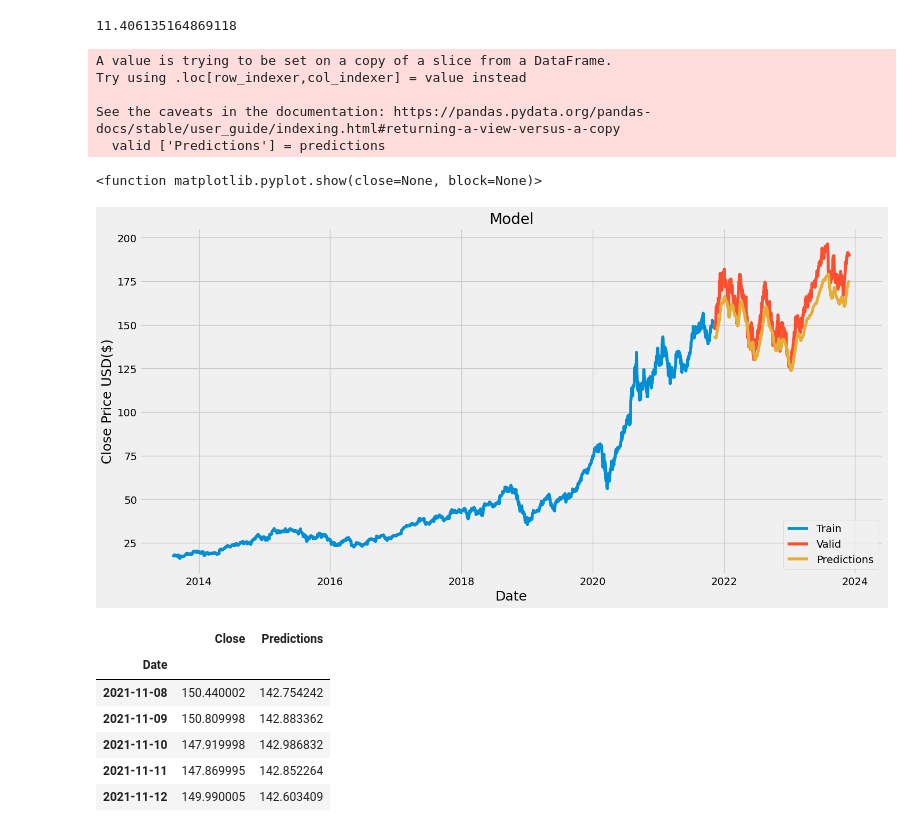
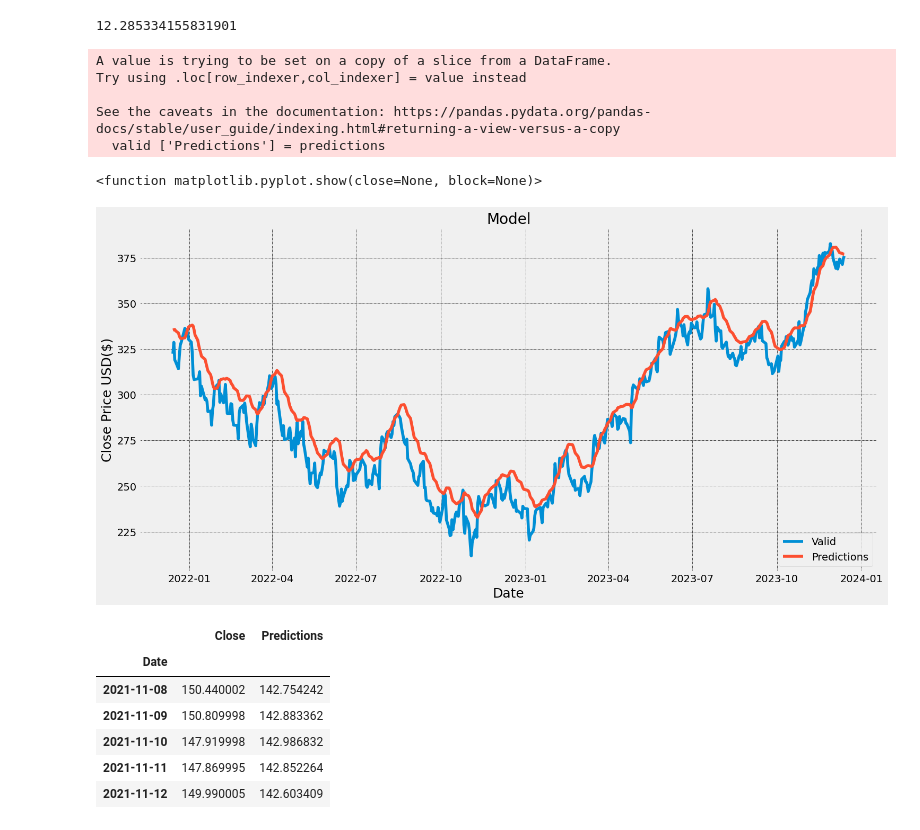
Before and after one commit to kh4n9373/STOCK-PRICE-PREDICTION, a Jupyter notebook: Machine Learning/LSTM.ipynb, the cells around one changed output. Drawn from its saved outputs; the diff is of its cells as text; code cells hidden in the pictures.

```diff
--- a/Machine Learning/LSTM.ipynb
+++ b/Machine Learning/LSTM.ipynb
@@ -38,0 +23,7 @@ df
+# %%
+
+df = pd.read_csv('../Data/MSFT_historical_data_yfinance.csv')
+df['Date'] = pd.to_datetime(df['Date'])
+df.set_index('Date',inplace=True)
+#show the data
+df
@@ -147,3 +150,14 @@ x_test = np.array(x_test)
+# %%
+#create the testing data set
+#create a new array containing scaled values from index 2013 to 2591
+test_data = scaled_data[training_data_len - 60 : , :]
+#create the data sets x_test and y_test
+x_test = []
+y_test = dataset[training_data_len : , :]
+for i in range(60, len(test_data)):
+  x_test.append(test_data[i-60:i, 0])
+#convert the data to a numpy array
+x_test = np.array(x_test)
 # %%
 #reshape the data
 x_test = np.reshape(x_test, (x_test.shape[0],x_test.shape[1], 1))
@@ -158,29 +172,30 @@ predictions = scaler.inverse_transform(predictions)
 rmse = np.sqrt(np.mean((predictions - y_test)**2))
 rmse
 # %% [output]
-11.406135164869118
+12.285334155831901
 # %%
 #Plot the data
 train = data[:training_data_len]
 valid = data[training_data_len:]
 valid ['Predictions'] = predictions
 #visualize the data
 plt.figure(figsize = (16,8))
 plt.title('Model')
 plt.xlabel('Date', fontsize = 18)
 plt.ylabel('Close Price USD($)', fontsize = 18)
-plt.plot(train['Close'])
+# plt.plot(train['Close'])
 plt.plot(valid[['Close','Predictions']])
-plt.legend(['Train', 'Valid', 'Predictions'], loc = 'lower right')
+plt.grid(which='major',color='k', linestyle='-.',linewidth=0.5)
+plt.legend(['Valid', 'Predictions'], loc = 'lower right')
 plt.show
 # %% [output]
 A value is trying to be set on a copy of a slice from a DataFrame.
 Try using .loc[row_indexer,col_indexer] = value instead
 
 See the caveats in the documentation: https://pandas.pydata.org/pandas-docs/stable/user_guide/indexing.html#returning-a-view-versus-a-copy
   valid ['Predictions'] = predictions
 <function matplotlib.pyplot.show(close=None, block=None)>
-[figure, old version]
+[figure, new version]
 # %%
 #show the valid and predicted prices
 valid
```
Also changed, not shown: parts of 13 cells of this notebook, 2 other files.
